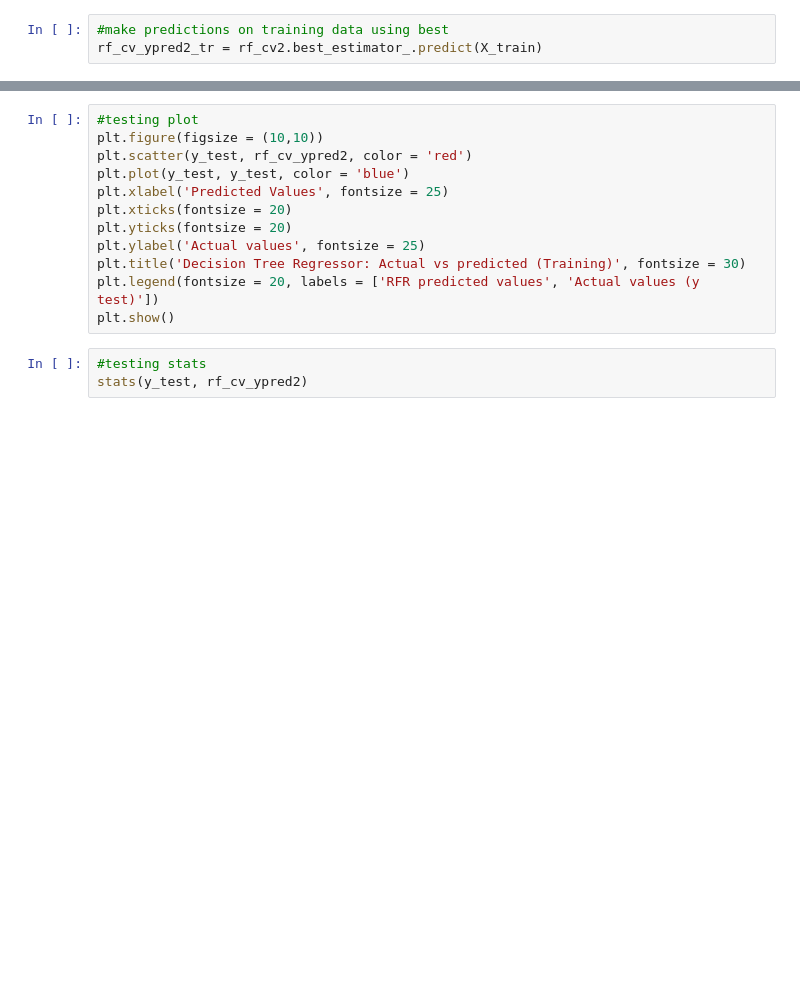
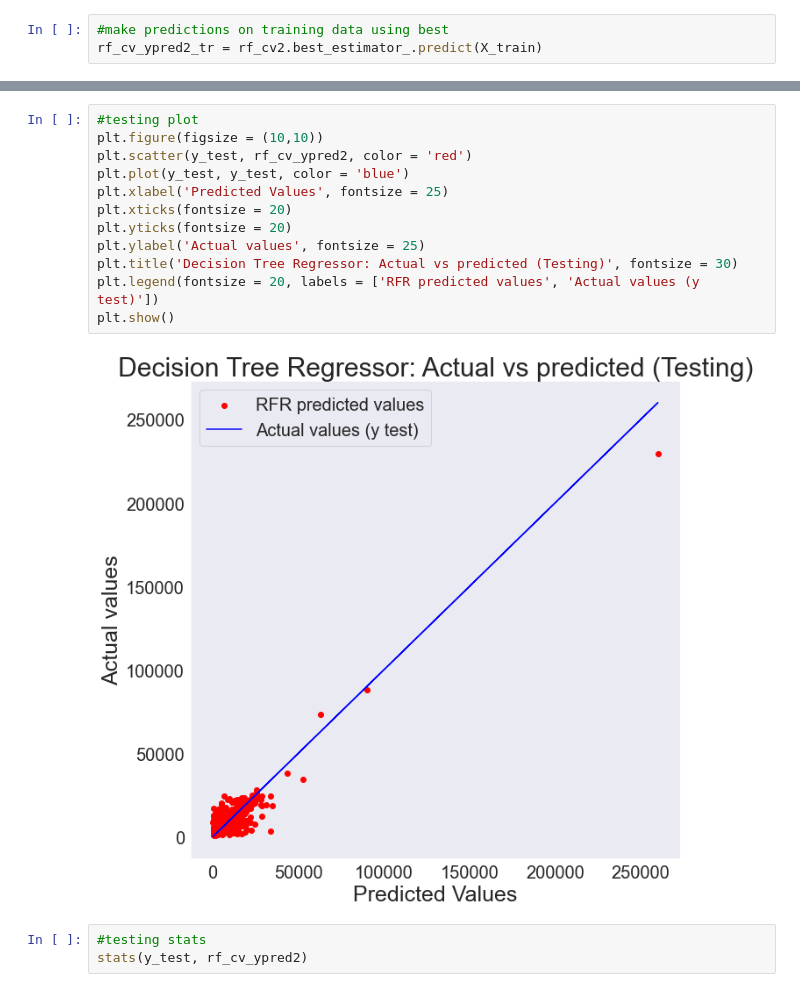
Before and after one commit to Rocconeill96/Car-Pricing-Prediction-using-application-interface-, a Jupyter notebook: Car_model_pricing_project.ipynb, the cells around one changed output, grey strips where cells are left out. Cells and saved outputs as stored; diff of their text form; blank space fills up the shorter version.

```diff
--- a/Car_model_pricing_project.ipynb
+++ b/Car_model_pricing_project.ipynb
@@ -1513,15 +1500,17 @@ ValueError: x and y must be the same size
-# %%
-#testing plot
-plt.figure(figsize = (10,10))
-plt.scatter(y_test, rf_cv_ypred2, color = 'red')
-plt.plot(y_test, y_test, color = 'blue')
-plt.xlabel('Predicted Values', fontsize = 25)
-plt.xticks(fontsize = 20)
-plt.yticks(fontsize = 20)
-plt.ylabel('Actual values', fontsize = 25)
-plt.title('Decision Tree Regressor: Actual vs predicted (Training)', fontsize = 30)
-plt.legend(fontsize = 20, labels = ['RFR predicted values', 'Actual values (y test)'])
-plt.show()
+# %%
+#testing plot
+plt.figure(figsize = (10,10))
+plt.scatter(y_test, rf_cv_ypred2, color = 'red')
+plt.plot(y_test, y_test, color = 'blue')
+plt.xlabel('Predicted Values', fontsize = 25)
+plt.xticks(fontsize = 20)
+plt.yticks(fontsize = 20)
+plt.ylabel('Actual values', fontsize = 25)
+plt.title('Decision Tree Regressor: Actual vs predicted (Testing)', fontsize = 30)
+plt.legend(fontsize = 20, labels = ['RFR predicted values', 'Actual values (y test)'])
+plt.show()
+# %% [output]
+[figure, added]
 # %%
 #testing stats
 stats(y_test, rf_cv_ypred2)
```
Also changed, not shown: parts of 13 cells of this notebook.
